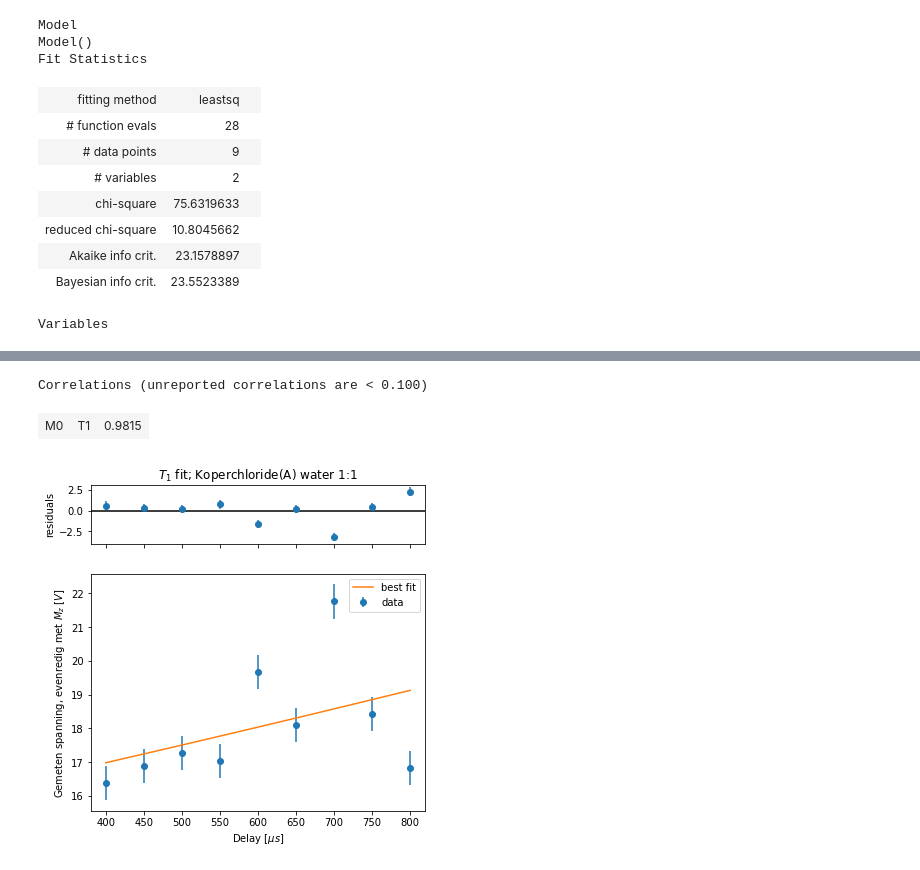
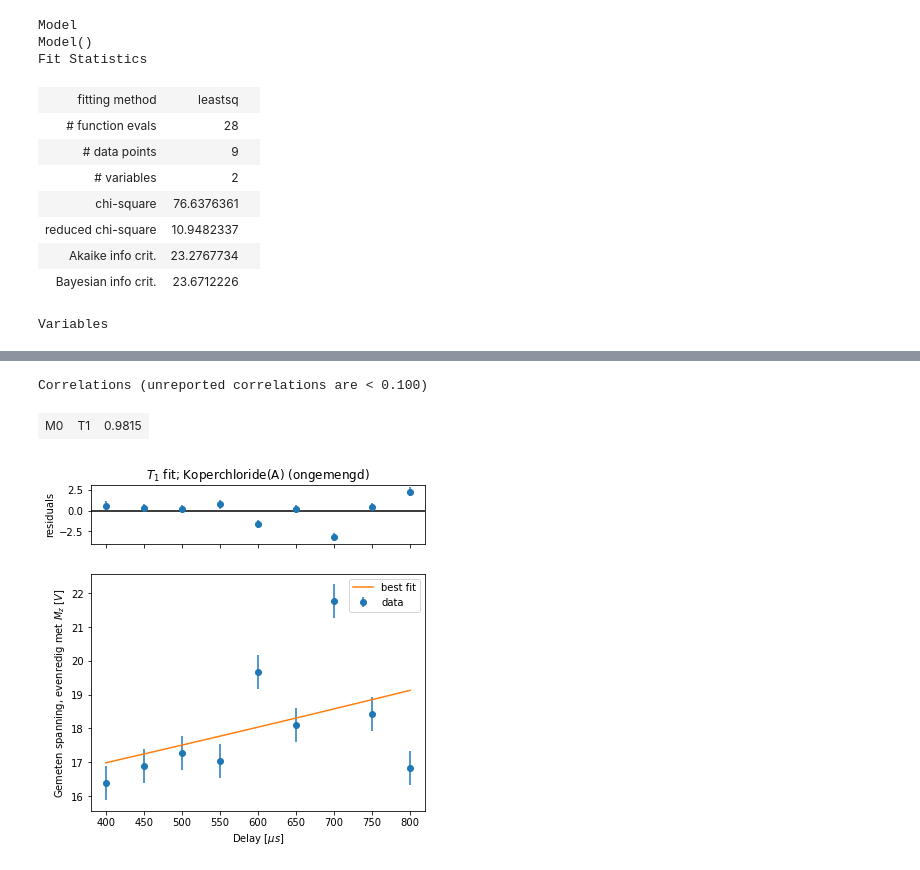
Before and after one commit to everydayanchovies/NMR, a Jupyter notebook: notebooks/nmr_resultaten_T1_max.ipynb, the cells around one changed output, grey strips where cells are left out. Cells and saved outputs as stored; diff of their text form; code cells hidden in the pictures.

```diff
--- a/notebooks/nmr_resultaten_T1_max.ipynb
+++ b/notebooks/nmr_resultaten_T1_max.ipynb
@@ -33,8 +33,8 @@ def process_T1_results(stof, verhouding, trim_tail=0, v=False):
     # De meetpunten in dat gebied zijn weggehaald
     My_delay_pairs = My_delay_pairs[trim_tail:]
 
-    uncertainties = np.array([T_uncertainty_for_stof(stof) for _ in range(len(My_delay_pairs))])
-    uncertainties += T_uncertainty_due_to_noise(v)
+    uncertainties = np.array([0.0 for _ in range(len(My_delay_pairs))])
+    uncertainties += voltage_uncertainty_due_to_noise(v)
     weights = 1 / uncertainties
 
     fit_T1 = model_T1.fit([My for (My, delay) in My_delay_pairs], t=[delay for (My, delay) in My_delay_pairs], M0=M0, T1=1000, weights=weights)
@@ -74,7 +74,7 @@ Correlations (unreported correlations are < 0.100)
 # %%
 fit_T1, pvalue = process_T1_results(STOF_KOPERCHLORIDE_A, "1_0")
-fit_T1.plot(title=r"$T_1$ fit; Koperchloride(A) water 1:1", xlabel=r"Delay [$\mu s$]", ylabel="Gemeten spanning, evenredig met $M_z$ [$V$]")
-plt.savefig("../plots/koperchloride(A) water 1_0.png")
+fit_T1.plot(title=r"$T_1$ fit; Koperchloride(A) (ongemengd)", xlabel=r"Delay [$\mu s$]", ylabel="Gemeten spanning, evenredig met $M_z$ [$V$]")
+plt.savefig("../plots/T1_koperchlorideA.png")
 fit_T1
 # %% [output]
 Model
@@ -84,9 +84,9 @@ Fit Statistics
 | # function evals | 28 |  |
 | # data points | 9 |  |
 | # variables | 2 |  |
-| chi-square | 75.6319633 |  |
-| reduced chi-square | 10.8045662 |  |
-| Akaike info crit. | 23.1578897 |  |
-| Bayesian info crit. | 23.5523389 |  |
+| chi-square | 76.6376361 |  |
+| reduced chi-square | 10.9482337 |  |
+| Akaike info crit. | 23.2767734 |  |
+| Bayesian info crit. | 23.6712226 |  |
 Variables
 | name | value | standard error | relative error | initial value | min | max | vary |
@@ -95,6 +95,6 @@ Variables
 Correlations (unreported correlations are < 0.100)
 | M0 | T1 | 0.9815 |
-[figure, old version]
+[figure, new version]
 # %%
 fit_T1, pvalue= process_T1_results(STOF_KOPERCHLORIDE_B, "1_0")
 fit_T1.plot(title=r"$T_1$ fit; Koperchloride(B) (ongemengd)", xlabel=r"Delay [$\mu s$]", ylabel="Gemeten spanning, evenredig met $M_z$ [$V$]")
```
Also changed, not shown: parts of 6 cells of this notebook, 7 other files.
